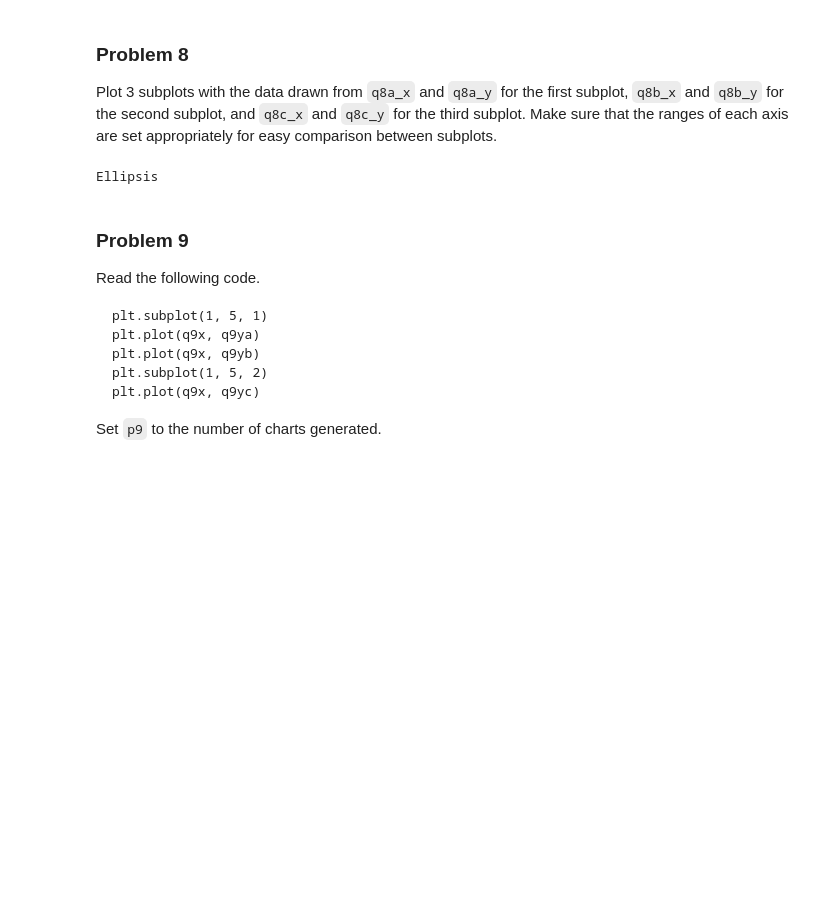
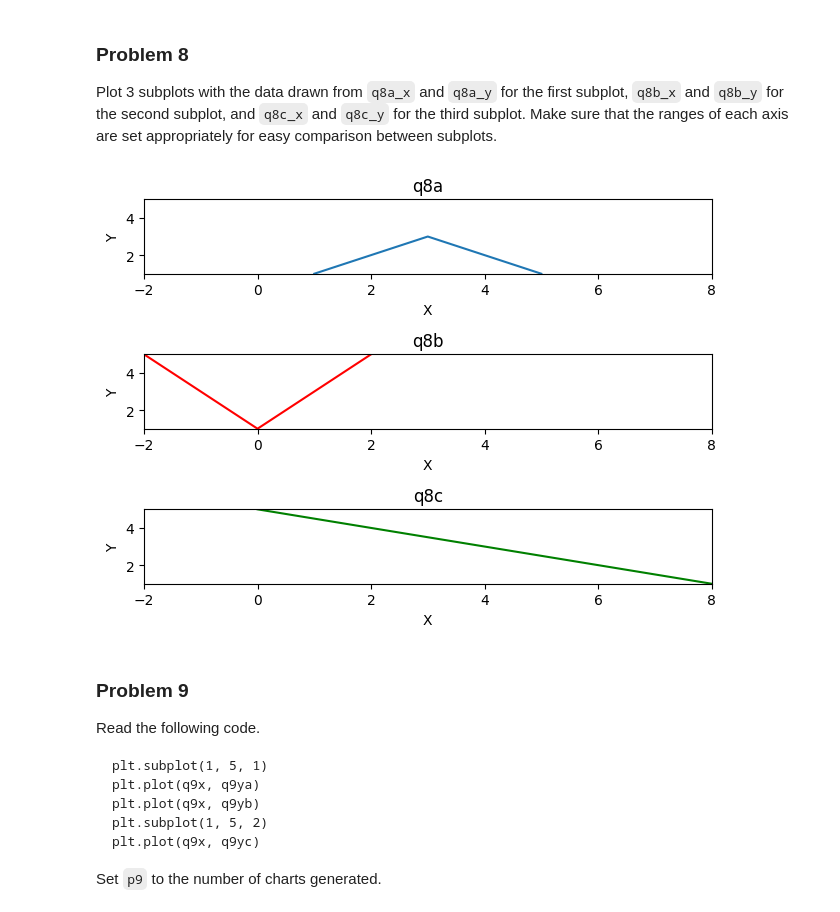
Before and after one commit to garikapativineet/dx602-homework-05, a Jupyter notebook: homework.ipynb, the cells around one changed output. Cells and saved outputs as stored; diff of their text form; code cells hidden in the pictures; blank space fills up the shorter version.

```diff
--- a/homework.ipynb
+++ b/homework.ipynb
@@ -217,12 +236,42 @@ q8b_y = [5, 3, 1, 3, 5]
 
 q8c_x = [0, 2, 4, 6, 8]
 q8c_y = [5, 4, 3, 2, 1]
-# %%
-# YOUR CHANGES HERE
-
-...
-# %% [output]
-Ellipsis
+# %%
+# YOUR CHANGES HERE
+
+x_min = min(q8a_x+q8b_x+q8c_x)
+x_max = max(q8a_x+q8b_x+q8c_x)
+y_min = min(q8a_y+q8b_y+q8c_y)
+y_max = max(q8a_y+q8b_y+q8c_y)
+
+plt.subplot(3,1,1)
+plt.plot(q8a_x,q8a_y)
+plt.xlabel("X")
+plt.ylabel("Y")
+plt.title("q8a")
+plt.xlim(x_min,x_max)
+plt.ylim(y_min,y_max)
+
+plt.subplot(3,1,2)
+plt.plot(q8b_x,q8b_y,color="red")
+plt.xlabel("X")
+plt.ylabel("Y")
+plt.title("q8b")
+plt.xlim(x_min,x_max)
+plt.ylim(y_min,y_max)
+
+plt.subplot(3,1,3)
+plt.plot(q8c_x,q8c_y,color="green")
+plt.xlabel("X")
+plt.ylabel("Y")
+plt.title("q8c")
+plt.xlim(x_min,x_max)
+plt.ylim(y_min,y_max)
+
+plt.tight_layout()
+plt.show()
+# %% [output]
+[figure, added]
 # %% [markdown]
 ### Problem 9
 
```
Also changed, not shown: parts of 15 cells of this notebook.
